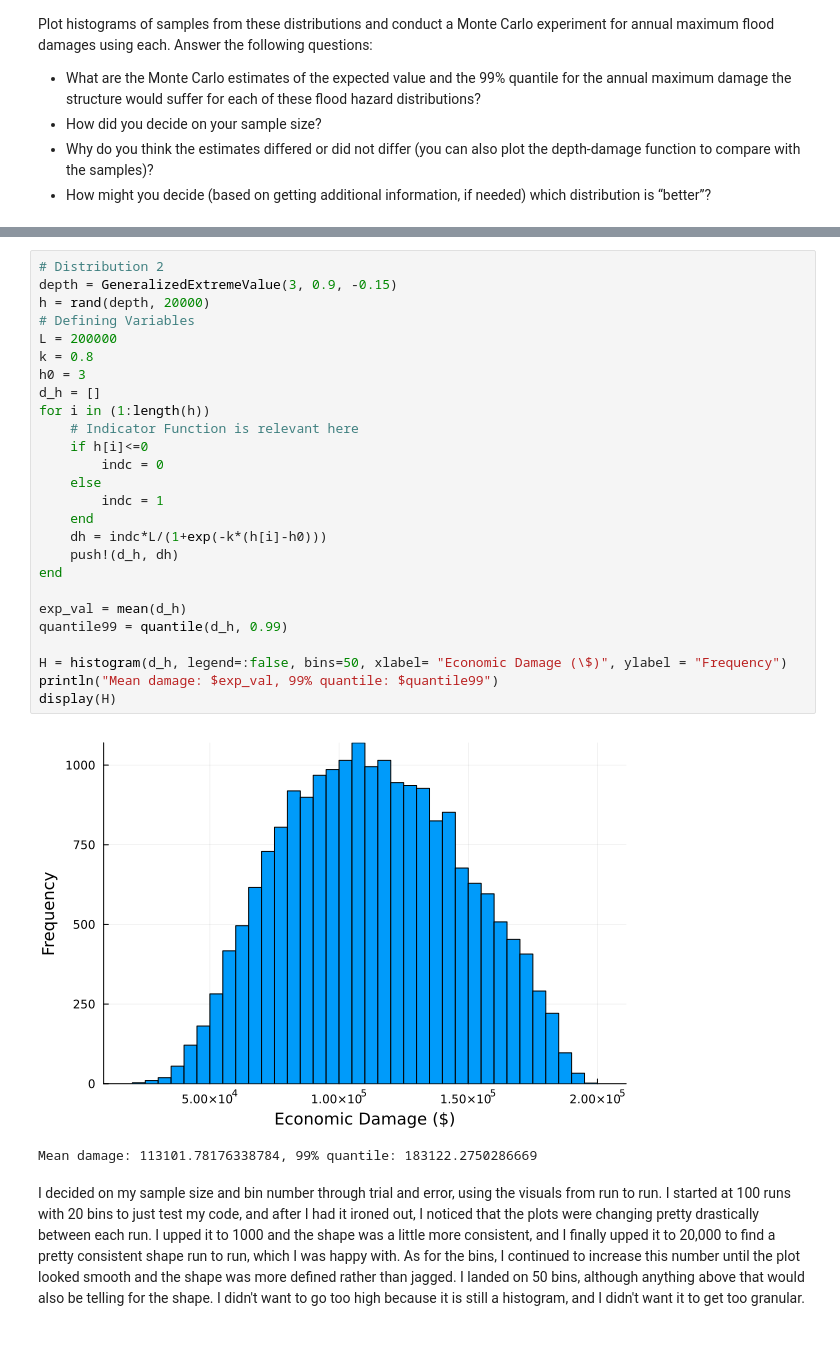
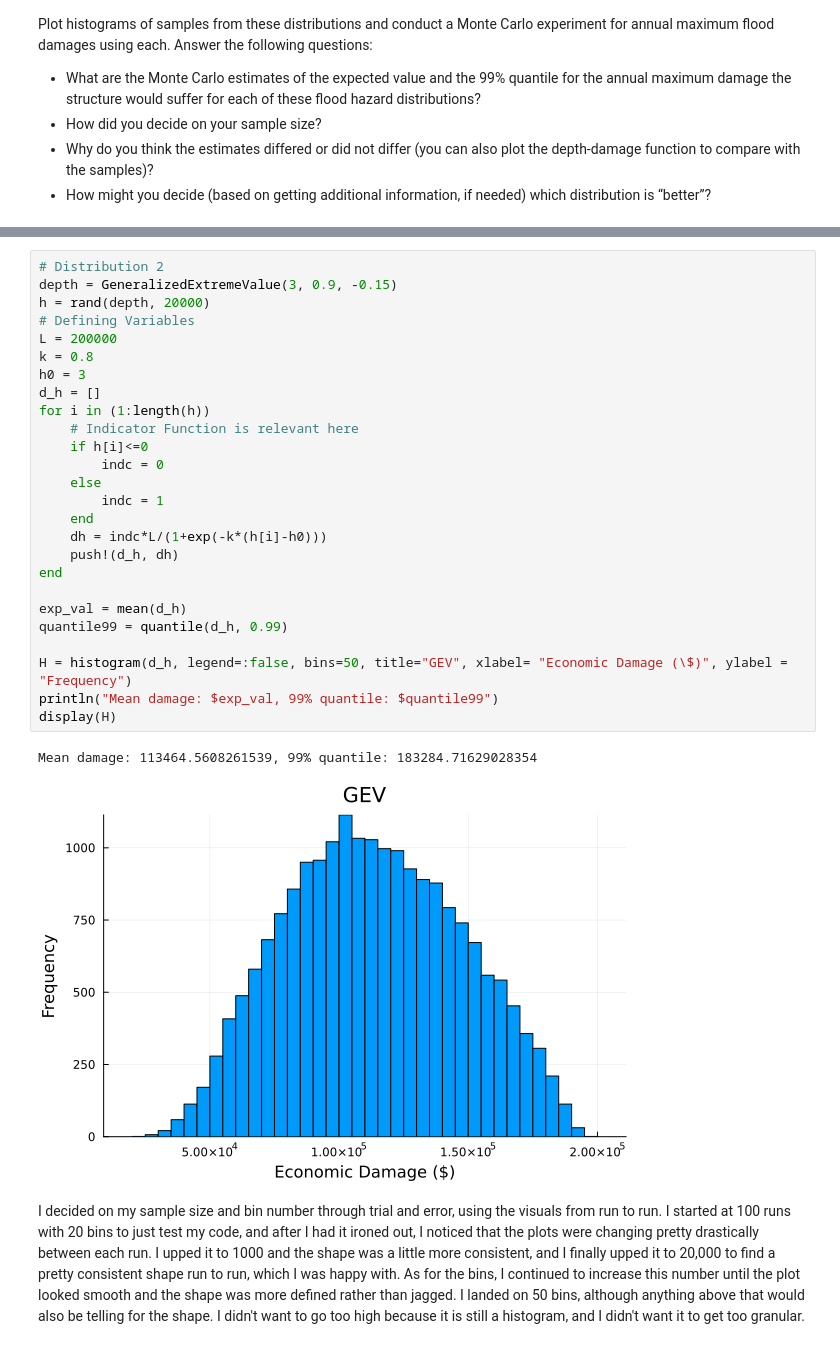
Before and after one commit to BEE4750-FA25/lab-2-hollyarcher, a Jupyter notebook: lab02.ipynb, the cells around one changed output, grey strips where cells are left out. Drawn from its saved outputs; the diff is of its cells as text.

```diff
--- a/lab02.ipynb
+++ b/lab02.ipynb
@@ -207,32 +207,32 @@ Mean damage: 115440.15383231988, 99% quantile: 190621.40089868713
 # %%
 # Distribution 2
 depth = GeneralizedExtremeValue(3, 0.9, -0.15)
 h = rand(depth, 20000)
 # Defining Variables
 L = 200000
 k = 0.8
 h0 = 3
 d_h = []
 for i in (1:length(h))
     # Indicator Function is relevant here
     if h[i]<=0
         indc = 0
     else
         indc = 1
     end
     dh = indc*L/(1+exp(-k*(h[i]-h0)))
     push!(d_h, dh)
 end
 
 exp_val = mean(d_h)
 quantile99 = quantile(d_h, 0.99)
 
-H = histogram(d_h, legend=:false, bins=50, xlabel= "Economic Damage (\$)", ylabel = "Frequency")
+H = histogram(d_h, legend=:false, bins=50, title="GEV", xlabel= "Economic Damage (\$)", ylabel = "Frequency")
 println("Mean damage: $exp_val, 99% quantile: $quantile99")
 display(H)
 # %% [output]
+Mean damage: 113464.5608261539, 99% quantile: 183284.71629028354
-[figure, old version]
+[figure, new version]
-Mean damage: 113101.78176338784, 99% quantile: 183122.2750286669
 # %% [markdown]
 I decided on my sample size and bin number through trial and error, using the visuals from run to run. I started at 100 runs with 20 bins to just test my code, and after I had it ironed out, I noticed that the plots were changing pretty drastically between each run. I upped it to 1000 and the shape was a little more consistent, and I finally upped it to 20,000 to find a pretty consistent shape run to run, which I was happy with. As for the bins, I continued to increase this number until the plot looked smooth and the shape was more defined rather than jagged. I landed on 50 bins, although anything above that would also be telling for the shape. I didn't want to go too high because it is still a histogram, and I didn't want it to get too granular.
 # %%
```
Also changed, not shown: parts of 2 cells of this notebook.
